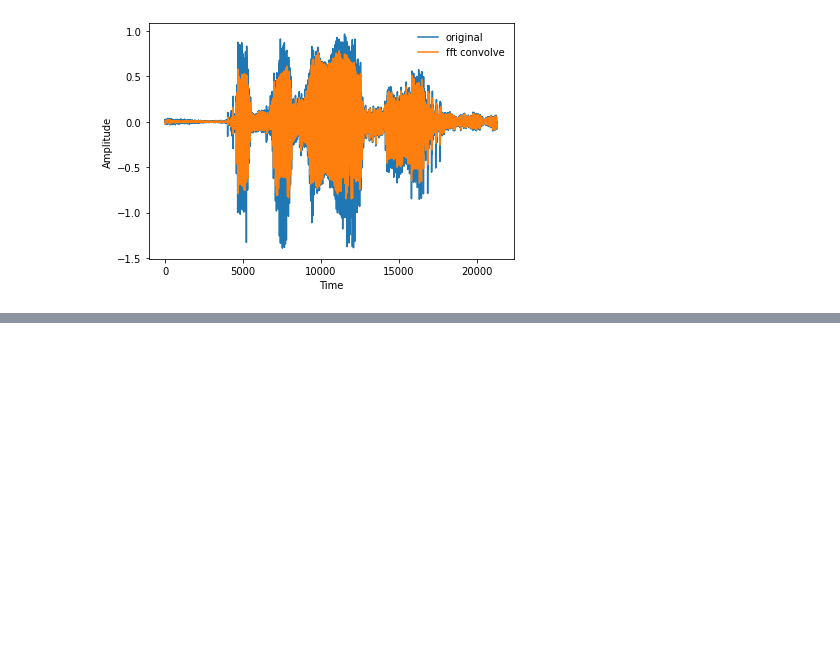
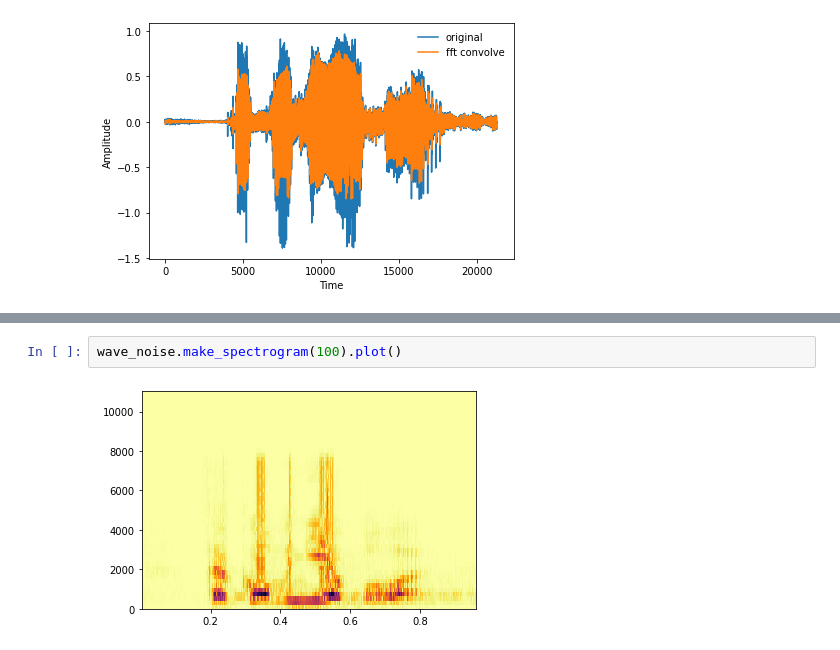
Before and after one commit to iamilyasedunov/audio-noise-analysis, a Jupyter notebook: research.ipynb, the cells around one changed output, grey strips where cells are left out. Drawn from its saved outputs; the diff is of its cells as text; blank space fills up the shorter version.

```diff
--- a/research.ipynb
+++ b/research.ipynb
@@ -390,0 +419,4 @@ decorate(xlabel='Time', ylabel='Amplitude')
+# %%
+wave_noise.make_spectrogram(100).plot()
+# %% [output]
+[figure, added]
```
Also changed, not shown: parts of 5 cells of this notebook, 1 other file.
